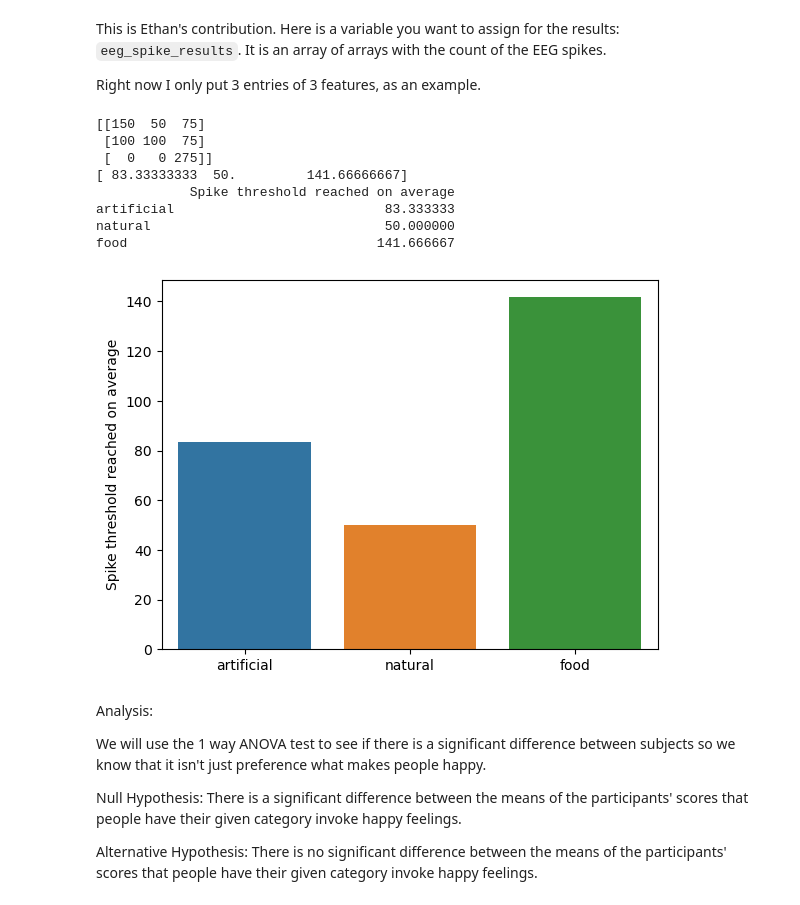
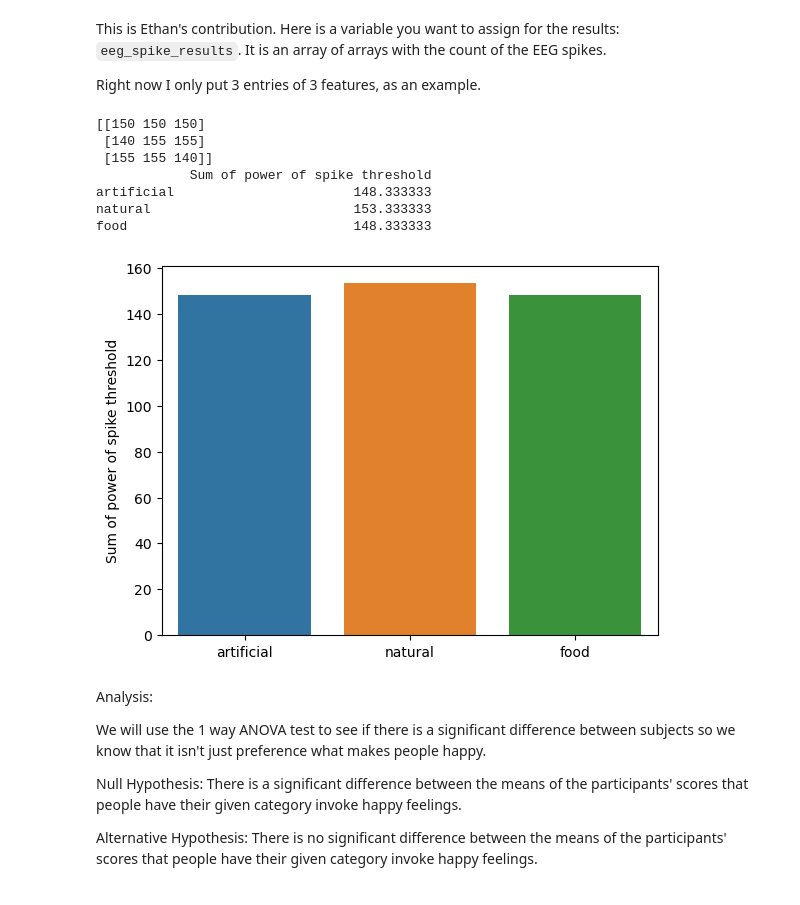
Before and after one commit to StoneT2000/COGS189Project, a Jupyter notebook: notebooks/Stone_EDA.ipynb, the cells around one changed output. Saved outputs shown, nothing was run; the diff lists cells and outputs as text; code cells hidden in the pictures.

```diff
--- a/notebooks/Stone_EDA.ipynb
+++ b/notebooks/Stone_EDA.ipynb
@@ -84,29 +84,28 @@ This is Ethan's contribution. Here is a variable you want to assign for the resu
 Right now I only put 3 entries of 3 features, as an example.
 # %%
 eeg_categories = ["artificial", "natural", "food"]
-eeg_spike_results = np.array([[150, 50, 75], [100, 100, 75], [0, 0, 275]])
+eeg_spike_results = np.array([[150, 150, 150], [140, 155, 155], [155, 155, 140]])
 eeg_spike_avg = []
 
 print(eeg_spike_results)
 
 # take the average of each column
 for i in range(len(eeg_spike_results)):
     eeg_spike_avg.append(np.mean(eeg_spike_results[:, i]))
 
-eeg_df = pd.DataFrame(data = np.array(eeg_spike_avg).transpose(), index = eeg_categories, columns = ["Spike threshold reached on average"])
+eeg_df = pd.DataFrame(data = np.array(eeg_spike_avg).transpose(), index = eeg_categories, columns = ["Sum of power of spike threshold"])
 print(eeg_df)
 
-plot_results = sns.barplot(x = eeg_df.index, y = eeg_df["Spike threshold reached on average"])
+plot_results = sns.barplot(x = eeg_df.index, y = eeg_df["Sum of power of spike threshold"])
 # %% [output]
-[[150  50  75]
- [100 100  75]
- [  0   0 275]]
-[ 83.33333333  50.         141.66666667]
-            Spike threshold reached on average
-artificial                           83.333333
-natural                              50.000000
-food                                141.666667
+[[150 150 150]
+ [140 155 155]
+ [155 155 140]]
+            Sum of power of spike threshold
+artificial                       148.333333
+natural                          153.333333
+food                             148.333333
-[figure, old version]
+[figure, new version]
 # %% [markdown]
 Analysis:
 
```
Also changed, not shown: parts of 1 cell of this notebook.
